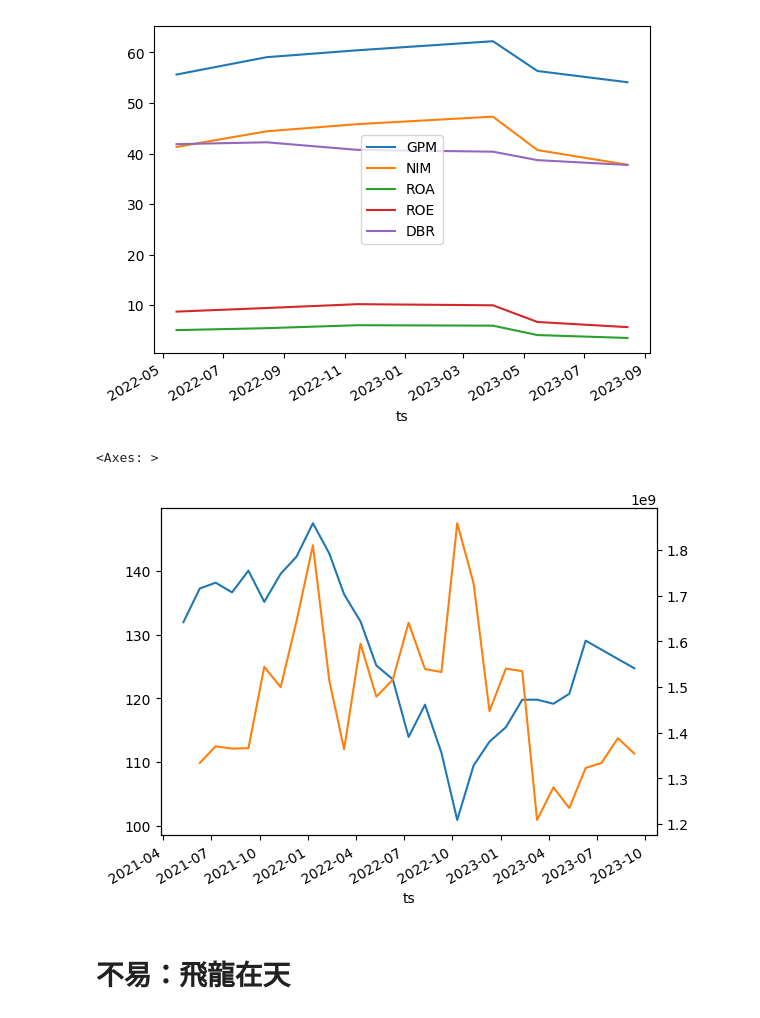
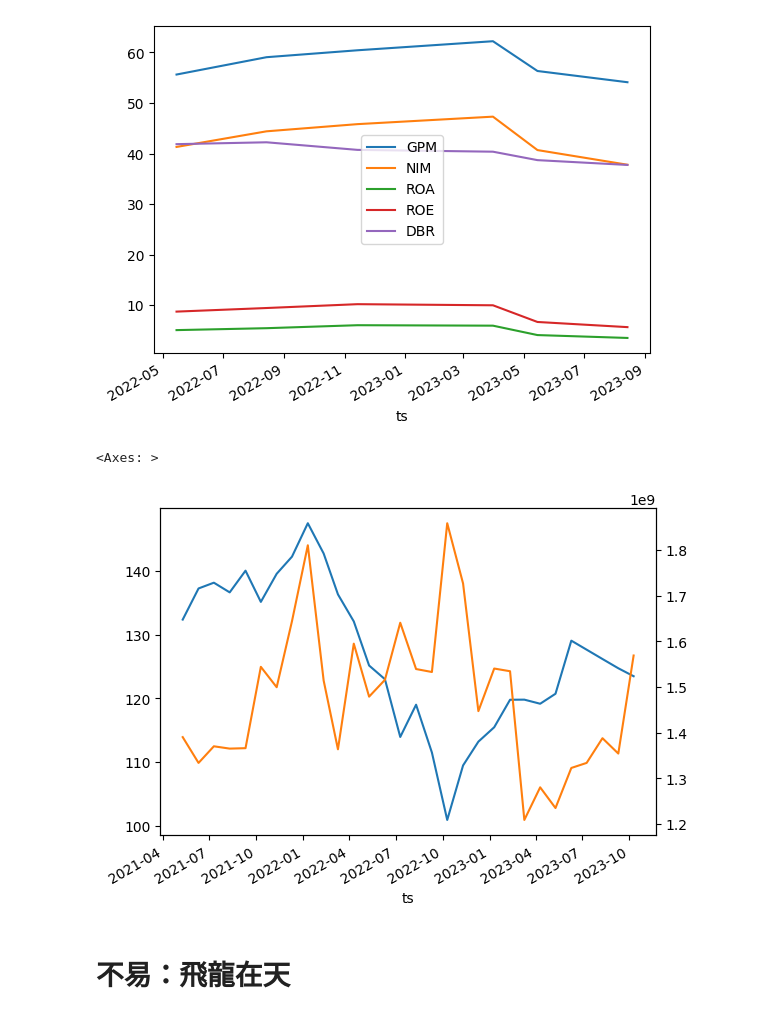
Before and after one commit to yangaound/stock.tw, a Jupyter notebook: README.ipynb, the cells around one changed output. Cells and saved outputs as stored; diff of their text form; code cells hidden in the pictures.

```diff
--- a/README.ipynb
+++ b/README.ipynb
@@ -122,34 +123,33 @@ df.plot()
 # %%
 # TW50 股價-營收 趨勢觀察
 
-# connection = util.get_db_proxy().connection
-# dataset.refresh_revenues(connection, datetime.datetime(2021, 5, 1))
-# dataset.refresh_prices(connection, datetime.datetime(2021, 5, 1))
-# connection.close()
+dataset.refresh_revenues(util.DB_ENGINE, datetime.datetime(2021, 5, 1))
+dataset.refresh_prices(util.DB_ENGINE, datetime.datetime(2021, 5, 1))
+
 
 TW50 = [ '台積電', '鴻海', '聯發科', '台達電', '聯電', '中華電', '中信金', '兆豐金', '玉山金', '南亞', '日月光投控', '中鋼', '台塑', '廣達',
         '中租-KY', '第一金', '合庫金', '聯詠', '和泰車', '台泥', '台化', '大立光', '華南金', '亞德客-KY', '華新', '台塑化', '彰銀',
         '矽力*-KY', '陽明', '萬海', '豐泰', '南亞科'] + ["元大金", "台灣大", "國泰金", "富邦金", "統一", "統一超", "遠傳", "遠東新", "開發金"]
 
 _revenues = dataset.revenues.reset_index()
-_revenues = _revenues[ (_revenues['ts'] > datetime.datetime(2021, 5, 10)) & (_revenues['ts'] < datetime.datetime(2023, 10, 1)) ]
+_revenues = _revenues[ (_revenues['ts'] >= datetime.datetime(2021, 5, 10)) & (_revenues['ts'] <= datetime.datetime(2023, 10, 10)) ]
 _revenues = dataset.append_stock_info(_revenues).set_index(['name'])
 _revenues = _revenues.loc[TW50][['當月營收', 'ts']]
 # _revenues.groupby(['ts']).count()
 _revenues = _revenues.groupby(['ts']).sum()
 
 _prices = dataset.prices.reset_index()
-_prices = _prices[ (_prices['ts'] > datetime.datetime(2021, 5, 10)) & (_prices['ts'] < datetime.datetime(2023, 10, 1)) ]
+_prices = _prices[ (_prices['ts'] >= datetime.datetime(2021, 5, 10)) & (_prices['ts'] <= datetime.datetime(2023, 10, 10)) ]
 _prices = dataset.append_stock_info(_prices).set_index(['name'])
 _prices = _prices.loc['元大台灣50'][['收盤價', 'ts']]
 _prices['ts'] = _prices['ts'].apply(lambda x: datetime.datetime(x.year, x.month, 10))
 _prices = _prices.groupby(['ts']).mean()
 
 _prices['收盤價'].plot()
 _revenues['當月營收'].plot(secondary_y=True)
 # %% [output]
 <Axes: >
-[figure, old version]
+[figure, new version]
 # %% [markdown]
 # 不易：飛龍在天
 # %%
```
Also changed, not shown: parts of 7 cells of this notebook, 21 other files.
